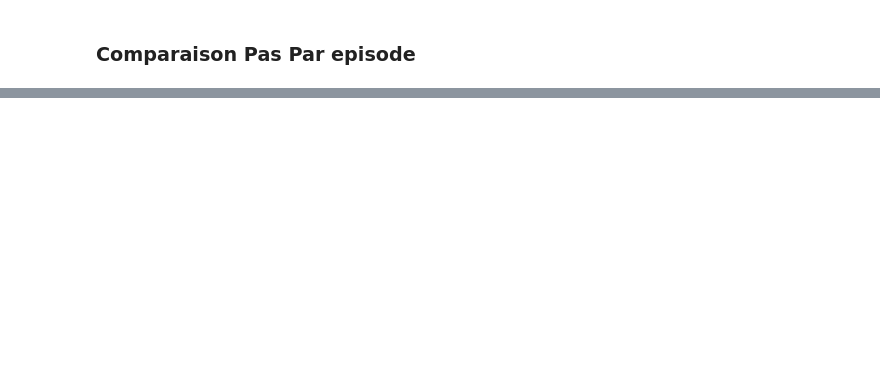
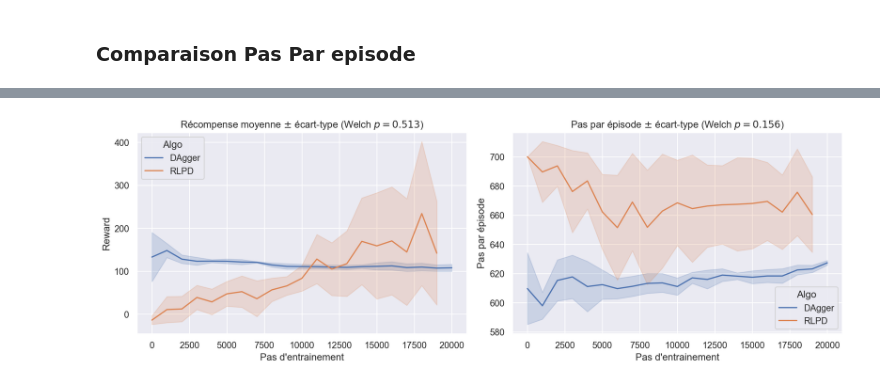
Before and after one commit to emmanuelgkn/rl_mini_projet_2, a Jupyter notebook: graphiques.ipynb, the cells around one changed output, grey strips where cells are left out. Cells and saved outputs as stored; diff of their text form; code cells hidden in the pictures; blank space fills up the shorter version.

```diff
--- a/graphiques.ipynb
+++ b/graphiques.ipynb
@@ -41,0 +58,16 @@ plt.show()
+# %%
+fig, axes = plt.subplots(1, 2, figsize=(13, 4.5))
+
+# Graphique 1 (à gauche) : Reward
+sn.lineplot(data=data, x="Pas d'entrainement", y="Reward", hue="Algo", errorbar="sd", ax=axes[0])
+axes[0].set_title(rf"Récompense moyenne $\pm$ écart-type (Welch $p = {p_rew:.3f}$)")
+
+# Graphique 2 (à droite) : Pas par épisode
+sn.lineplot(data=data, x="Pas d'entrainement", y="Pas par épisode", hue="Algo", errorbar="sd", ax=axes[1])
+axes[1].set_title(rf"Pas par épisode $\pm$ écart-type (Welch $p = {p_len:.3f}$)")
+
+plt.tight_layout()
+plt.savefig("../images/comparaison_dagger_rlpd.png", dpi=300, bbox_inches="tight")
+plt.show()
+# %% [output]
+[figure, added]
```
Also changed, not shown: parts of 2 cells of this notebook, 2 other files.
